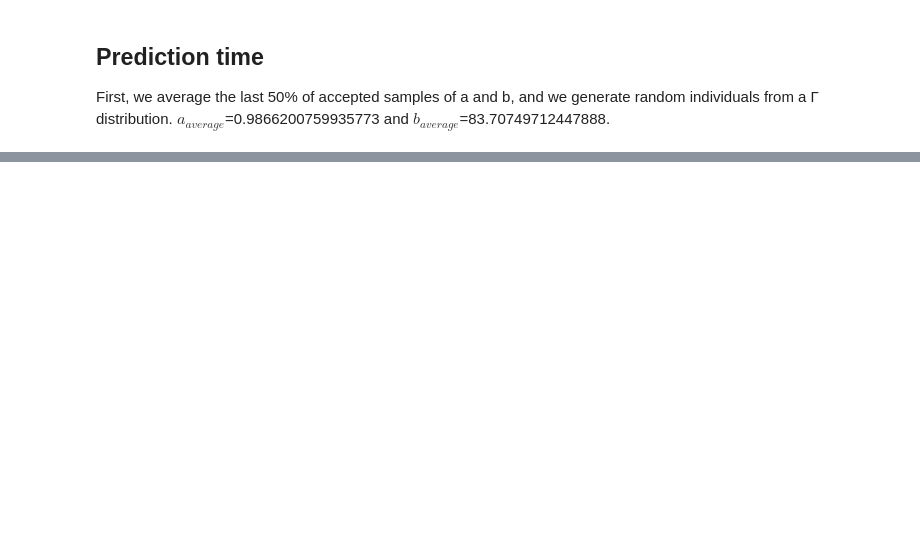
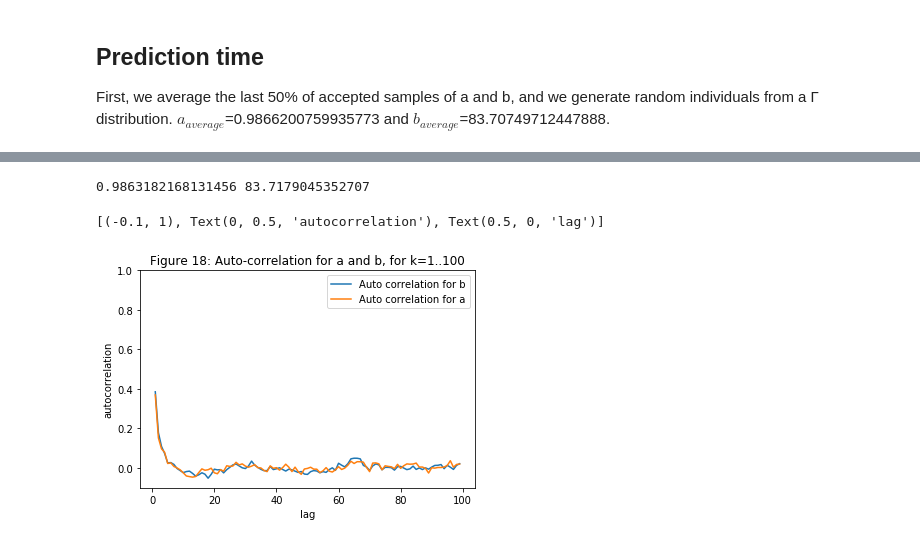
Before and after one commit to Joseph94m/MCMC, a Jupyter notebook: MCMC.ipynb, the cells around one changed output, grey strips where cells are left out. Cells and saved outputs as stored; diff of their text form; code cells hidden in the pictures; blank space fills up the shorter version.

```diff
--- a/MCMC.ipynb
+++ b/MCMC.ipynb
@@ -585,0 +600,43 @@ ax.legend()
+# %%
+mean_acc_0=accepted[show:,0].mean()
+mean_acc_1=accepted[show:,1].mean()
+print(mean_acc_0,mean_acc_1)
+
+lag=np.arange(1,100)
+def autocorr(accepted,lag):
+    num_0=0
+    denom_0=0
+    num_1=0
+    denom_1=0
+    for i in range(accepted.shape[0]-lag):
+        num_0+=(accepted[i,0]-mean_acc_0)*(accepted[i+lag,0]-mean_acc_0)
+        num_1+=(accepted[i,1]-mean_acc_1)*(accepted[i+lag,1]-mean_acc_1)
+        denom_0+=(mean_acc_0-accepted[i,0])**2
+        denom_1+=(mean_acc_1-accepted[i,1])**2
+    rk_0=num_0/denom_0
+    rk_1=num_1/denom_1
+    return rk_0, rk_1
+
+
+accepted_reversed=accepted[show:,:]
+result=np.zeros((2,lag.shape[0]))
+#print(lag)
+for l in lag:
+    result[:,l-1]=autocorr(accepted_reversed,l)
+
+
+###Instead of writing an autocorrelation function, one could simply use thee autocorr function provided in pymc3
+#from pymc3.stats import autocorr
+lags = np.arange(1, 100)
+fig, ax = plt.subplots()
+#ax.plot(lags, [autocorr(accepted[show:,1], l) for l in lags], label='auto b')
+#ax.plot(lags, [autocorr(accepted[show:,0], l) for l in lags], label='auto a')
+ax.plot(lags, result[1,:], label='Auto correlation for b')
+ax.plot(lags, result[0,:], label='Auto correlation for a')
+ax.legend(loc=0)
+ax.set_title("Figure 18: Auto-correlation for a and b, for k=1..100")
+ax.set(xlabel='lag', ylabel='autocorrelation', ylim=(-.1, 1))
+# %% [output]
+0.9863182168131456 83.7179045352707
+[(-0.1, 1), Text(0, 0.5, 'autocorrelation'), Text(0.5, 0, 'lag')]
+[figure, added]
```
Also changed, not shown: parts of 15 cells of this notebook, 5 other files.
